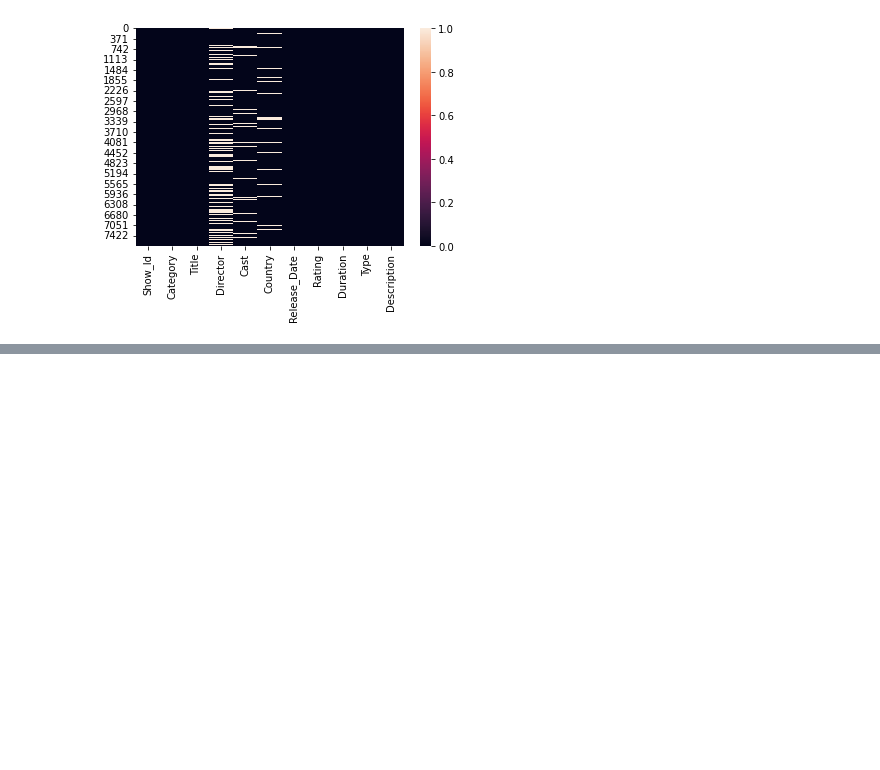
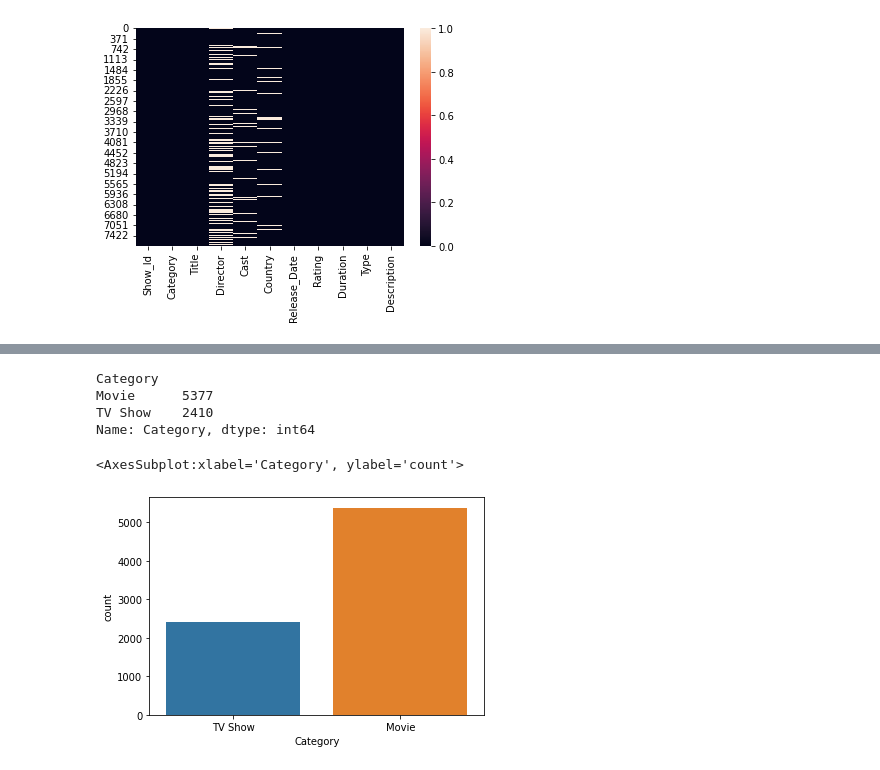
Before and after one commit to Rishiraj-singh7/ott-platform--dataset, a Jupyter notebook: main.ipynb, the cells around one changed output, grey strips where cells are left out. Saved outputs shown, nothing was run; the diff lists cells and outputs as text; code cells hidden in the pictures; blank space fills up the shorter version.

```diff
--- a/main.ipynb
+++ b/main.ipynb
@@ -160,0 +263,13 @@ sns.heatmap(data.isnull())
+# %%
+data.groupby('Category').Category.count()
+# %% [output]
+Category
+Movie      5377
+TV Show    2410
+Name: Category, dtype: int64
+# %%
+#countplot()
+sns.countplot(data['Category'])
+# %% [output]
+<AxesSubplot:xlabel='Category', ylabel='count'>
+[figure, added]
```
Also changed, not shown: parts of 22 cells of this notebook.
